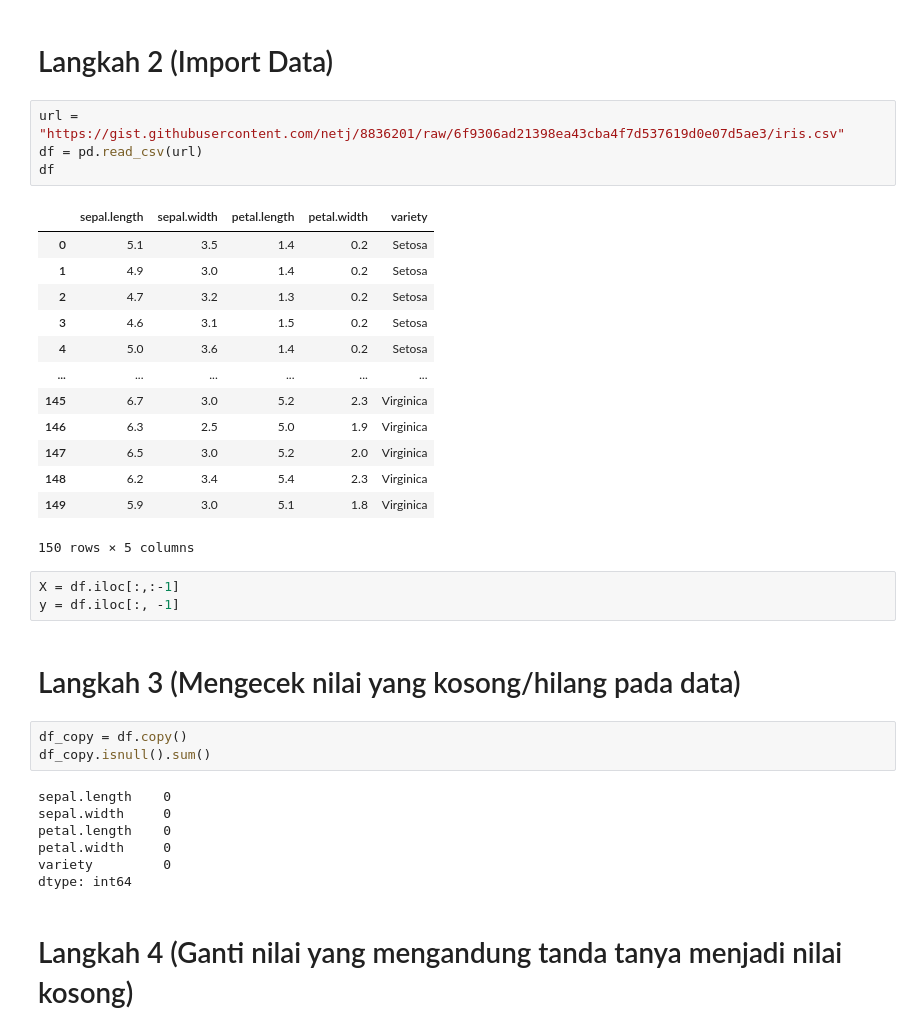
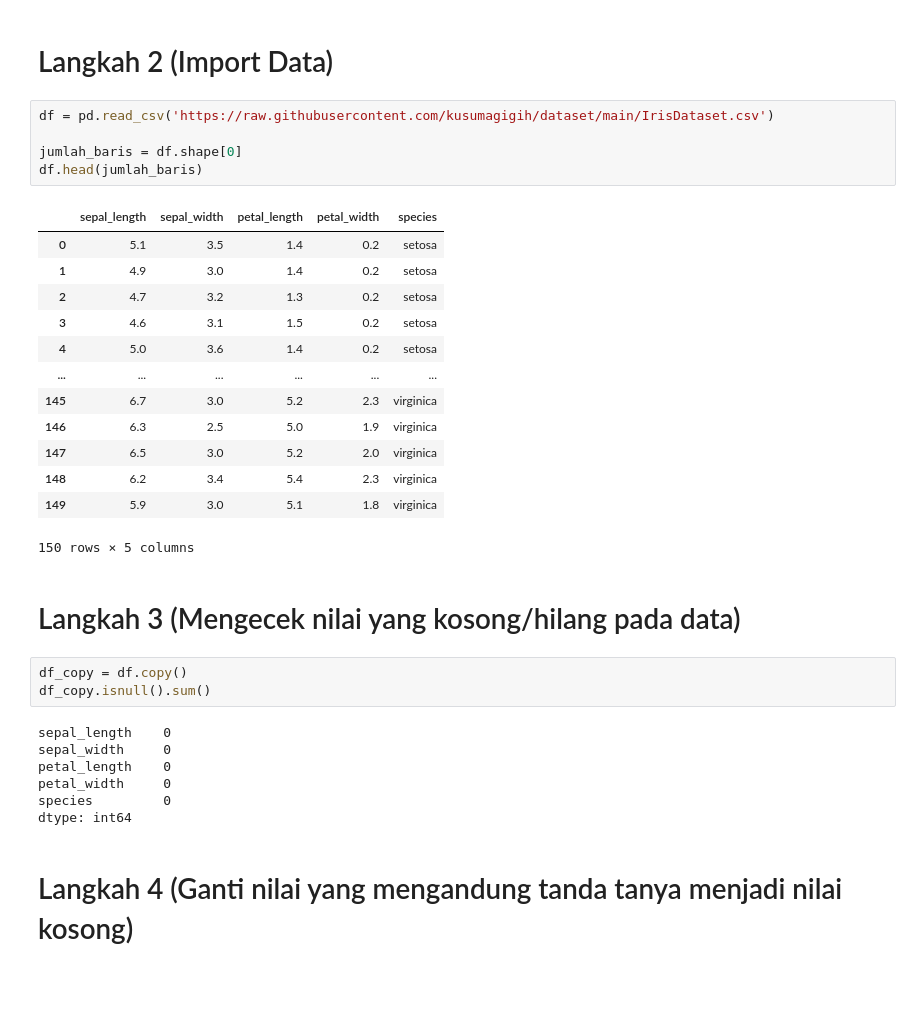
Before and after one commit to kusumagigih/PenambanganData, a Jupyter notebook: _sources/Tugas_DecisionTree.ipynb, the cells around one changed output. Drawn from its saved outputs; the diff is of its cells as text; blank space fills up the shorter version.

```diff
--- a/_sources/Tugas_DecisionTree.ipynb
+++ b/_sources/Tugas_DecisionTree.ipynb
@@ -20,38 +17,36 @@ from sklearn.model_selection import train_test_split, cross_val_score
 from sklearn.metrics import accuracy_score
 # %% [markdown]
 # Langkah 2 (Import Data)
-# %%
-url = "https://gist.githubusercontent.com/netj/8836201/raw/6f9306ad21398ea43cba4f7d537619d0e07d5ae3/iris.csv"
-df = pd.read_csv(url)
-df
-# %% [output]
-|  | sepal.length | sepal.width | petal.length | petal.width | variety |
-| 0 | 5.1 | 3.5 | 1.4 | 0.2 | Setosa |
-| 1 | 4.9 | 3.0 | 1.4 | 0.2 | Setosa |
-| 2 | 4.7 | 3.2 | 1.3 | 0.2 | Setosa |
-| 3 | 4.6 | 3.1 | 1.5 | 0.2 | Setosa |
-| 4 | 5.0 | 3.6 | 1.4 | 0.2 | Setosa |
-| ... | ... | ... | ... | ... | ... |
-| 145 | 6.7 | 3.0 | 5.2 | 2.3 | Virginica |
-| 146 | 6.3 | 2.5 | 5.0 | 1.9 | Virginica |
-| 147 | 6.5 | 3.0 | 5.2 | 2.0 | Virginica |
-| 148 | 6.2 | 3.4 | 5.4 | 2.3 | Virginica |
-| 149 | 5.9 | 3.0 | 5.1 | 1.8 | Virginica |
-150 rows × 5 columns
-# %%
-X = df.iloc[:,:-1]
-y = df.iloc[:, -1]
+# %%
+df = pd.read_csv('https://raw.githubusercontent.com/kusumagigih/dataset/main/IrisDataset.csv')
+
+jumlah_baris = df.shape[0]
+df.head(jumlah_baris)
+# %% [output]
+|  | sepal_length | sepal_width | petal_length | petal_width | species |
+| 0 | 5.1 | 3.5 | 1.4 | 0.2 | setosa |
+| 1 | 4.9 | 3.0 | 1.4 | 0.2 | setosa |
+| 2 | 4.7 | 3.2 | 1.3 | 0.2 | setosa |
+| 3 | 4.6 | 3.1 | 1.5 | 0.2 | setosa |
+| 4 | 5.0 | 3.6 | 1.4 | 0.2 | setosa |
+| ... | ... | ... | ... | ... | ... |
+| 145 | 6.7 | 3.0 | 5.2 | 2.3 | virginica |
+| 146 | 6.3 | 2.5 | 5.0 | 1.9 | virginica |
+| 147 | 6.5 | 3.0 | 5.2 | 2.0 | virginica |
+| 148 | 6.2 | 3.4 | 5.4 | 2.3 | virginica |
+| 149 | 5.9 | 3.0 | 5.1 | 1.8 | virginica |
+150 rows × 5 columns
 # %% [markdown]
 # Langkah 3 (Mengecek nilai yang kosong/hilang pada data)
 # %%
 df_copy = df.copy()
 df_copy.isnull().sum()
 # %% [output]
-sepal.length    0
-sepal.width     0
-petal.length    0
-petal.width     0
-variety         0
+sepal_length    0
+sepal_width     0
+petal_length    0
+petal_width     0
+species         0
 dtype: int64
 # %% [markdown]
 # Langkah 4 (Ganti nilai yang mengandung tanda tanya menjadi nilai kosong)
```
Also changed, not shown: parts of 16 cells of this notebook, 11 other files.
